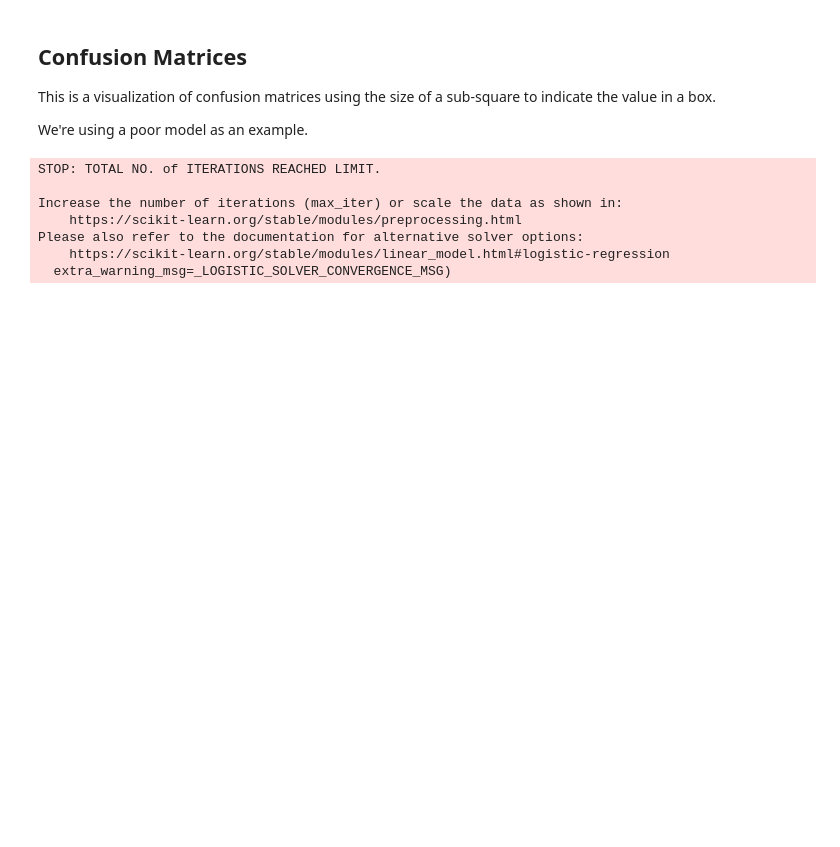
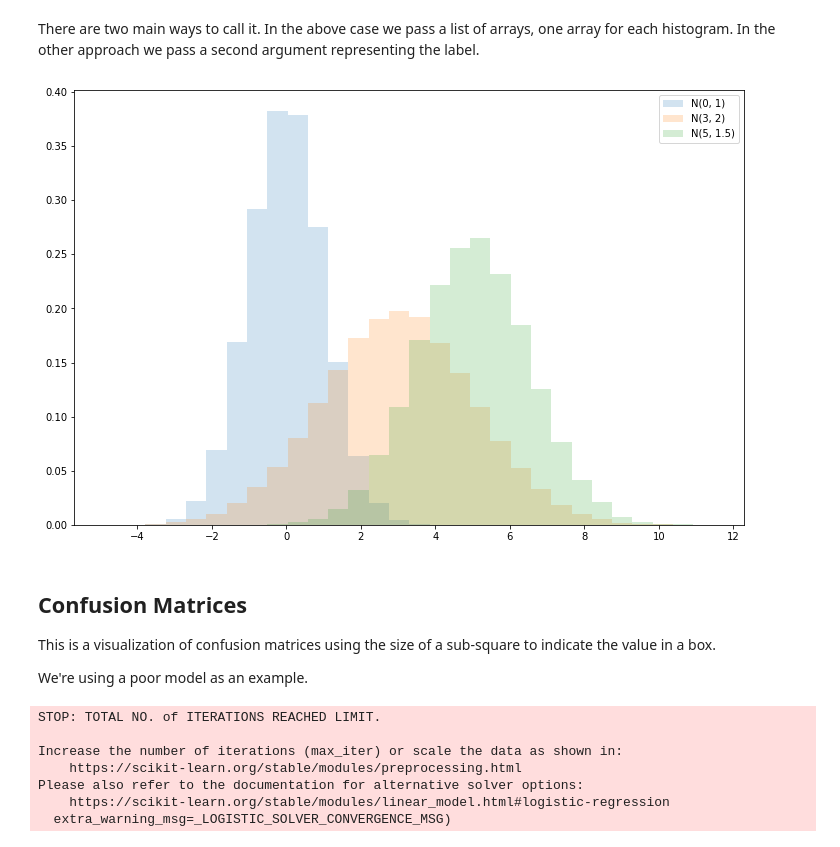
Before and after one commit to jackbenn/graphing_tools, a Jupyter notebook: Usage.ipynb, the cells around one changed output. Saved outputs shown, nothing was run; the diff lists cells and outputs as text; code cells hidden in the pictures; blank space fills up the shorter version.

Commit message:
add other format for calling multihist

```diff
--- a/Usage.ipynb
+++ b/Usage.ipynb
@@ -20,3 +20,12 @@ tools.multihist([x1, x2, x3], density=True, bins=30, xmin=None, xmax=None)
+# %% [markdown]
+There are two main ways to call it. In the above case we pass a list of arrays, one array for each histogram. In the other approach we pass a second argument representing the label.
+# %%
+x = np.concatenate([x1, x2, x3])
+y = np.array((['N(0, 1)']*100000 + ['N(3, 2)']*50000 + ['N(5, 1.5)']*50000))
+# %%
+tools.multihist(x, y, density=True, bins=30, xmin=None, xmax=None)
+# %% [output]
+[figure, added]
 # %% [markdown]
 ## Confusion Matrices
 
```
Also changed, not shown: parts of 4 cells of this notebook.
